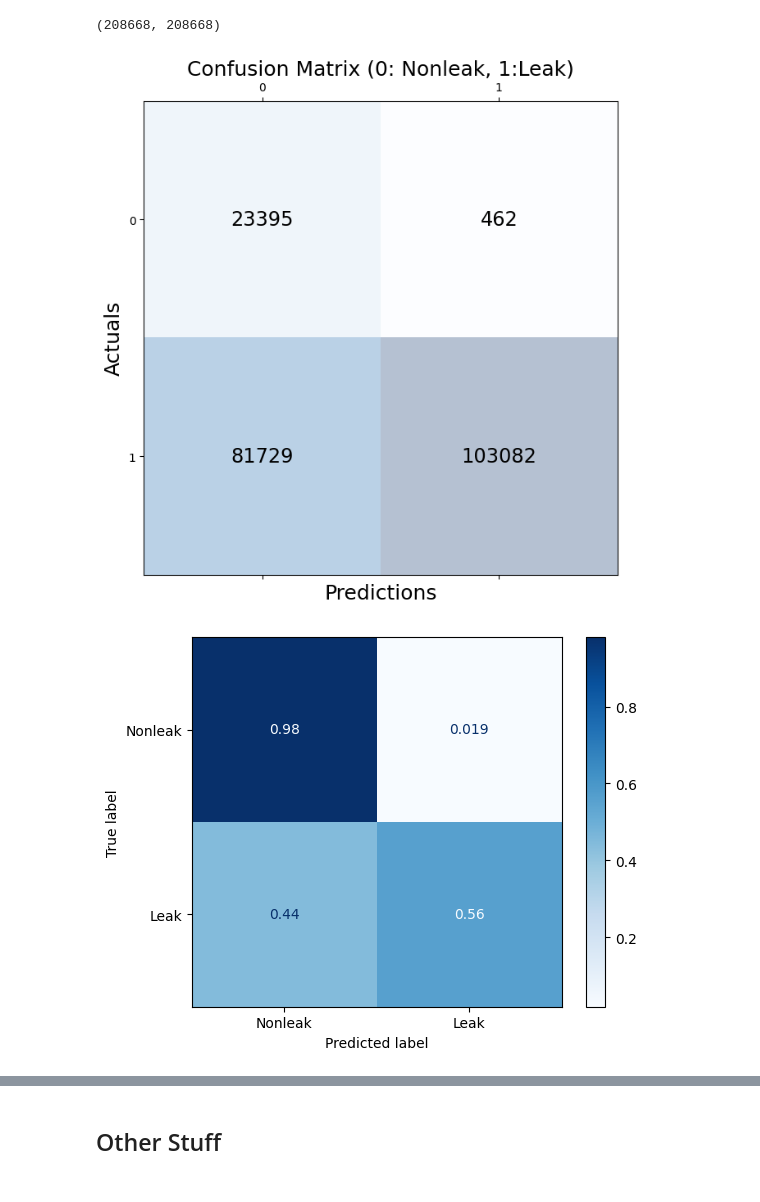
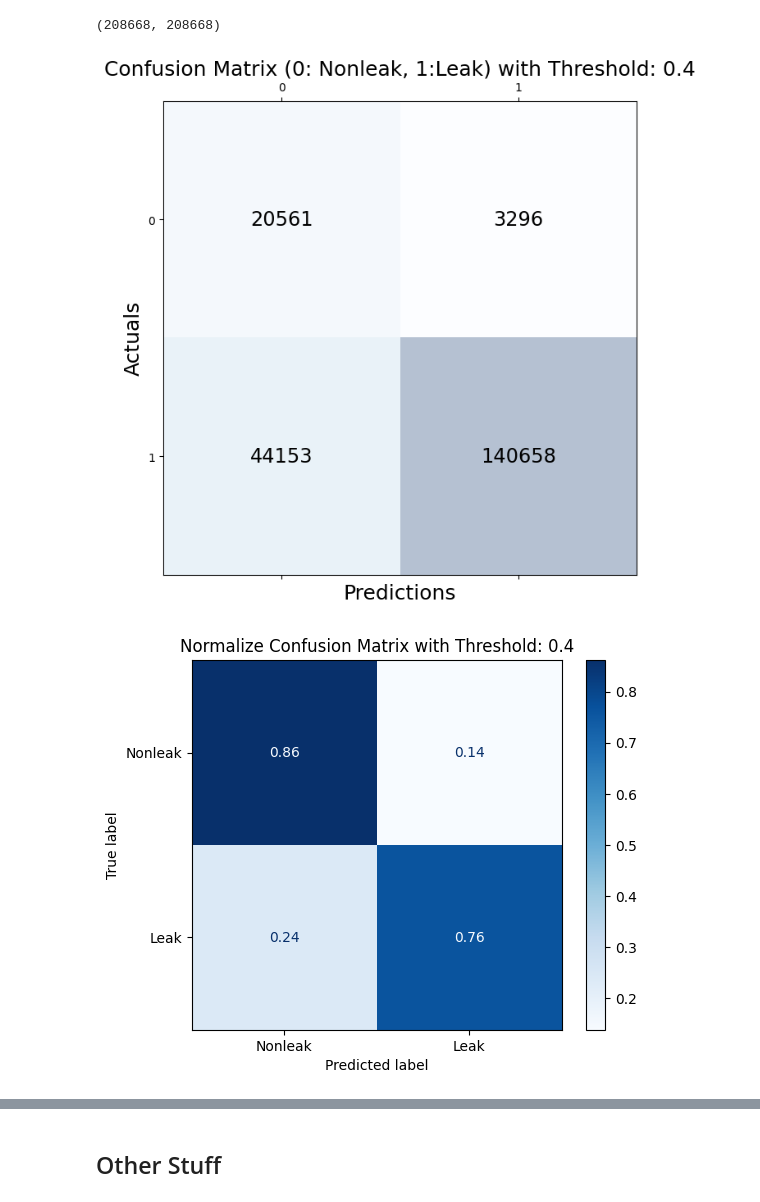
Before and after one commit to BerkeleyExpertSystemTechnologiesLab/Squishy-Methane-Analysis, a Jupyter notebook: MethaneCNN/GasVid_CNN_Model.ipynb, the cells around one changed output, grey strips where cells are left out. Saved outputs shown, nothing was run; the diff lists cells and outputs as text; code cells hidden in the pictures.

Commit message:
new results based on L2, thresholding, and flipping vert - jeff

```diff
--- a/MethaneCNN/GasVid_CNN_Model.ipynb
+++ b/MethaneCNN/GasVid_CNN_Model.ipynb
@@ -305,9 +306,9 @@ model.add(layers.Dropout(0.5))
 
 model.add(layers.Flatten())
 
-model.add(layers.Dense(2400, activation='relu', kernel_regularizer='l1')) # adds a penalty to the model's loss function based on the size of the weights, discouraging overly complex models
+model.add(layers.Dense(2400, activation='relu', kernel_regularizer='l2')) # adds a penalty to the model's loss function based on the size of the weights, discouraging overly complex models
 model.add(layers.Dropout(0.5))
-model.add(layers.Dense(32, activation='relu', kernel_regularizer='l1')) #result right now are without it
+model.add(layers.Dense(32, activation='relu', kernel_regularizer='l2')) #result right now are without it
 model.add(layers.Dense(1, activation='sigmoid'))
 
 model.summary()
@@ -410,7 +411,6 @@ from sklearn.metrics import ConfusionMatrixDisplay, confusion_matrix
 
 class PerformanceVisualizationCallback(Callback):
     def __init__(self, model, validation_data, num_batches, image_dir):
-        super().__init__()
         self.model = model
         self.validation_data = validation_data
         self.num_batches = num_batches
@@ -418,15 +418,16 @@ class PerformanceVisualizationCallback(Callback):
         os.makedirs(image_dir, exist_ok=True)
         self.image_dir = image_dir
 
-    def on_epoch_end(self, epoch, logs={}):
+    def on_epoch_end(self, epoch, logs=None):
         y_true = []
         y_pred = []
         y_pred_processed = []
         batch_num = 0
+
         for data, true_label in self.validation_data:
             batch_pred = self.model.predict(data, verbose=0)
+            processed_preds = (batch_pred >= 0.5).flatten().astype(int)
 
-            processed_preds = (batch_pred >= 0.5).flatten().astype(int)
             y_pred_processed.extend(processed_preds)
             y_pred.extend(batch_pred)
             y_true.extend(true_label.astype(int))
@@ -434,30 +435,28 @@ class PerformanceVisualizationCallback(Callback):
             if batch_num >= self.num_batches:
                 break
             batch_num += 1
-        print(len(y_true), len(y_pred), len(y_pred_processed))
+
         # plot and save confusion matrix
         fig, ax = plt.subplots(figsize=(16,12))
-        cm = confusion_matrix(y_true, processed_preds)
-        cm_display = ConfusionMatrixDisplay(cm).plot(ax=ax, name=f"Confusion Matrix of Validation Data at Epoch {epoch} (Threshold = 0.5)")
+        cm_display = ConfusionMatrixDisplay.from_predictions(y_true=y_true, y_pred=y_pred_processed, normalize='true', cmap=plt.cm.Blues, display_labels=['Nonleak', 'Leak'], ax=ax)
         fig.savefig(os.path.join(self.image_dir, f'confusion_matrix_epoch_{epoch}'))
 
        # plot and save roc curve
         fig, ax = plt.subplots(figsize=(16,12))
 
-        fpr, tpr, _ = roc_curve(y_true, y_pred)
-        roc_display = RocCurveDisplay(fpr=fpr, tpr=tpr).plot(ax=ax, name=f"ROC Curve of Validation Data at Epoch {epoch}")
+        roc_dispay = RocCurveDisplay.from_predictions(y_true=y_true, y_pred=y_pred, name=f"ROC Curve of Validation Data at Epoch {epoch}", ax=ax)
         fig.savefig(os.path.join(self.image_dir, f'roc_curve_epoch_{epoch}'))
-
-performance_cbk = PerformanceVisualizationCallback(
-                      model=model,
-                      validation_data=val_generator, #get_with_featurewise_center_std_norm(val_generator, mean, std),
-                      num_batches=len(val_generator),
-                      image_dir='performance_vizualizations')
 # %%
 
 num_epochs = 5
 
 earlyStop = tf.keras.callbacks.EarlyStopping(min_delta=0.01,monitor='f1_score', patience=2)
+
+performance_cbk = PerformanceVisualizationCallback(
+                      model=model,
+                      validation_data=val_generator, #get_with_featurewise_center_std_norm(val_generator, mean, std),
+                      num_batches=len(val_generator),
+                      image_dir='performance_vizualizations')
 
 history = model.fit_generator(
     generator = train_generator, #get_with_featurewise_center_std_norm(train_generator, mean, std),
@@ -466,7 +465,7 @@ history = model.fit_generator(
     validation_steps = val_generator.samples // batch_size,
     epochs = num_epochs,
     class_weight = class_weight,
-    callbacks=[earlyStop] #uncomment once you want to use it
+    callbacks=[performance_cbk] #uncomment once you want to use it
 )
 # %% [output]
 Epoch 1/5
@@ -570,7 +577,7 @@ plt.show()
 predictions = []
 true_labels = []
 
-threshold = 0.5
+threshold = 0.4 #based on roc graph from validation data
 # Get the total number of labels in generator
 # (i.e. the length of the dataset where the generator generates batches from)
 length_test = len(test_generator.labels)
@@ -595,29 +602,30 @@ len(predictions), len(true_labels)
 # %%
 from sklearn.metrics import confusion_matrix
 
 #source: https://vitalflux.com/python-draw-confusion-matrix-matplotlib/
 
 conf_matrix = confusion_matrix(y_true=true_labels, y_pred=predictions)
 #
 # Print the confusion matrix using Matplotlib
 #
 fig, ax = plt.subplots(figsize=(7.5, 7.5))
 ax.matshow(conf_matrix, cmap=plt.cm.Blues, alpha=0.3)
 for i in range(conf_matrix.shape[0]):
     for j in range(conf_matrix.shape[1]):
         ax.text(x=j, y=i,s=conf_matrix[i, j], va='center', ha='center', size='xx-large')
 
 plt.xlabel('Predictions', fontsize=18)
 plt.ylabel('Actuals', fontsize=18)
-plt.title('Confusion Matrix (0: Nonleak, 1:Leak)', fontsize=18)
+plt.title(f'Confusion Matrix (0: Nonleak, 1:Leak) with Threshold: {threshold}', fontsize=18)
 plt.show()
 # %% [output]
-[figure, old version]
+[figure, new version]
 # %%
 cm_display = ConfusionMatrixDisplay(conf_matrix).from_predictions(y_true=true_labels, y_pred=predictions, normalize='true', cmap=plt.cm.Blues, display_labels=['Nonleak', 'Leak'])
+plt.title(f'Normalize Confusion Matrix with Threshold: {threshold}')
 plt.show()
 # %% [output]
-[figure, old version]
+[figure, new version]
 # %%
 # Extract the true positive, true negative, false positive, and false negative values from the confusion matrix
 tn, fp, fn, tp = conf_matrix.ravel()
```
Also changed, not shown: parts of 6 cells of this notebook.
